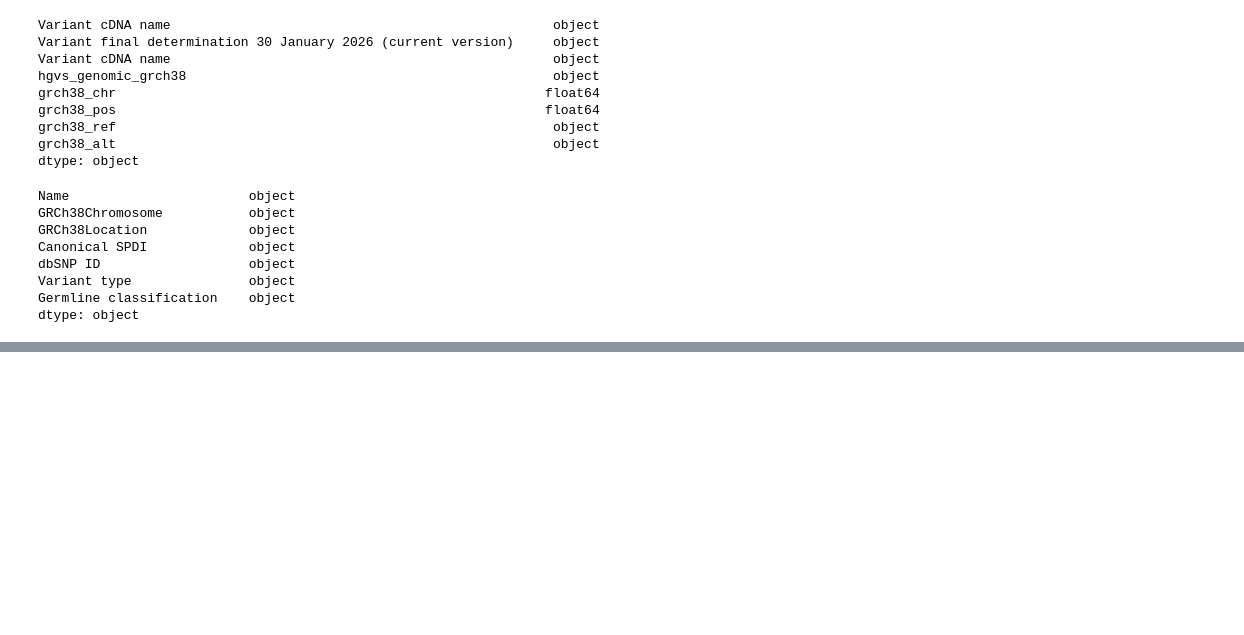
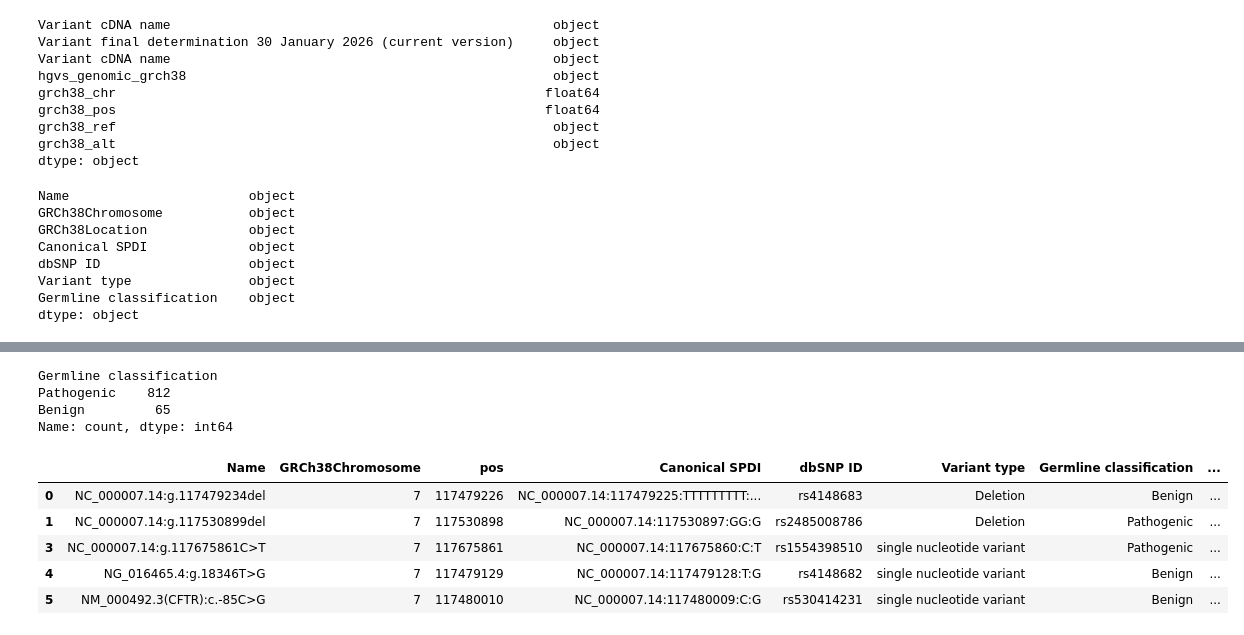
Before and after one commit to MrWhoCoded/cftr_disease_detection, a Jupyter notebook: cleaning.ipynb, the cells around one changed output, grey strips where cells are left out. Saved outputs shown, nothing was run; the diff lists cells and outputs as text; code cells hidden in the pictures; blank space fills up the shorter version.

```diff
--- a/cleaning.ipynb
+++ b/cleaning.ipynb
@@ -146,0 +304,18 @@ ValueError: invalid literal for int() with base 10: '7|7'
+# %%
+def spdi_ref(spdi):
+    try:
+        chrom, pos, ref, alt = spdi.split(":")
+        return ref
+    except:
+        return None
+
+def spdi_alt(spdi):
+    try:
+        chrom, pos, ref, alt = spdi.split(":")
+        return alt
+    except:
+        return None
+
+clinvar["ref"] = clinvar["Canonical SPDI"].apply(spdi_ref)
+clinvar["alt"] = clinvar["Canonical SPDI"].apply(spdi_alt)
+clinvar.head()
@@ -146,0 +329,2 @@ ValueError: invalid literal for int() with base 10: '7|7'
+# %%
+clinvar.rename(columns = {"GRCh38Location" : "pos"}, inplace = True)
@@ -146,0 +343,20 @@ ValueError: invalid literal for int() with base 10: '7|7'
+# %%
+clinvar = clinvar[clinvar["Germline classification"].isin(["Pathogenic", "Benign"])]
+# %%
+clinvar["Germline classification"].value_counts()
+# %% [output]
+Germline classification
+Pathogenic    812
+Benign         65
+Name: count, dtype: int64
+# %%
+clinvar["cause"] = clinvar["Germline classification"].map({"Pathogenic" : 1, "Benign" : 0})
+# %%
+clinvar.head()
+# %% [output]
+|  | Name | GRCh38Chromosome | pos | Canonical SPDI | dbSNP ID | Variant type | Germline classification | ... |
+| 0 | NC_000007.14:g.117479234del | 7 | 117479226 | NC_000007.14:117479225:TTTTTTTTT:... | rs4148683 | Deletion | Benign | ... |
+| 1 | NC_000007.14:g.117530899del | 7 | 117530898 | NC_000007.14:117530897:GG:G | rs2485008786 | Deletion | Pathogenic | ... |
+| 3 | NC_000007.14:g.117675861C>T | 7 | 117675861 | NC_000007.14:117675860:C:T | rs1554398510 | single nucleotide variant | Pathogenic | ... |
+| 4 | NG_016465.4:g.18346T>G | 7 | 117479129 | NC_000007.14:117479128:T:G | rs4148682 | single nucleotide variant | Benign | ... |
+| 5 | NM_000492.3(CFTR):c.-85C>G | 7 | 117480010 | NC_000007.14:117480009:C:G | rs530414231 | single nucleotide variant | Benign | ... |
```
Also changed, not shown: parts of 23 cells of this notebook, 2 other files.
